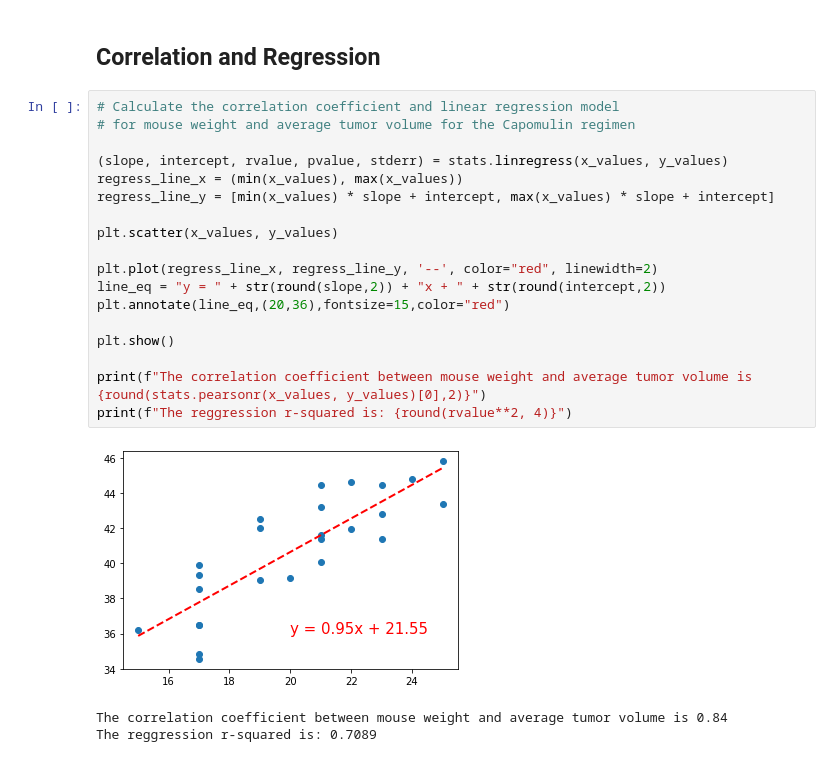
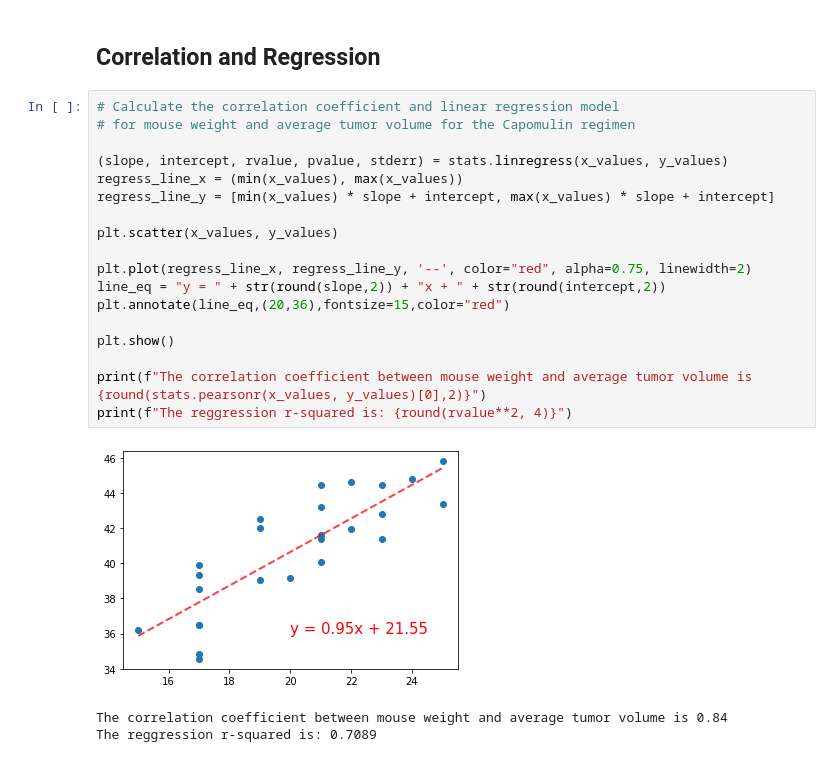
Before and after one commit to rperezme-data/DAB_H05_Matplotlib-challenge, a Jupyter notebook: Pymaceuticals/main.ipynb, the cells around one changed output. Cells and saved outputs as stored; diff of their text form.

```diff
--- a/Pymaceuticals/main.ipynb
+++ b/Pymaceuticals/main.ipynb
@@ -399,22 +416,22 @@ plt.show()
 # %%
 # Calculate the correlation coefficient and linear regression model
 # for mouse weight and average tumor volume for the Capomulin regimen
 
 (slope, intercept, rvalue, pvalue, stderr) = stats.linregress(x_values, y_values)
 regress_line_x = (min(x_values), max(x_values))
 regress_line_y = [min(x_values) * slope + intercept, max(x_values) * slope + intercept]
 
 plt.scatter(x_values, y_values)
 
-plt.plot(regress_line_x, regress_line_y, '--', color="red", linewidth=2)
+plt.plot(regress_line_x, regress_line_y, '--', color="red", alpha=0.75, linewidth=2)
 line_eq = "y = " + str(round(slope,2)) + "x + " + str(round(intercept,2))
 plt.annotate(line_eq,(20,36),fontsize=15,color="red")
 
 plt.show()
 
 print(f"The correlation coefficient between mouse weight and average tumor volume is {round(stats.pearsonr(x_values, y_values)[0],2)}")
 print(f"The reggression r-squared is: {round(rvalue**2, 4)}")
 # %% [output]
-[figure, old version]
+[figure, new version]
 The correlation coefficient between mouse weight and average tumor volume is 0.84
 The reggression r-squared is: 0.7089
```
Also changed, not shown: parts of 5 cells of this notebook.
